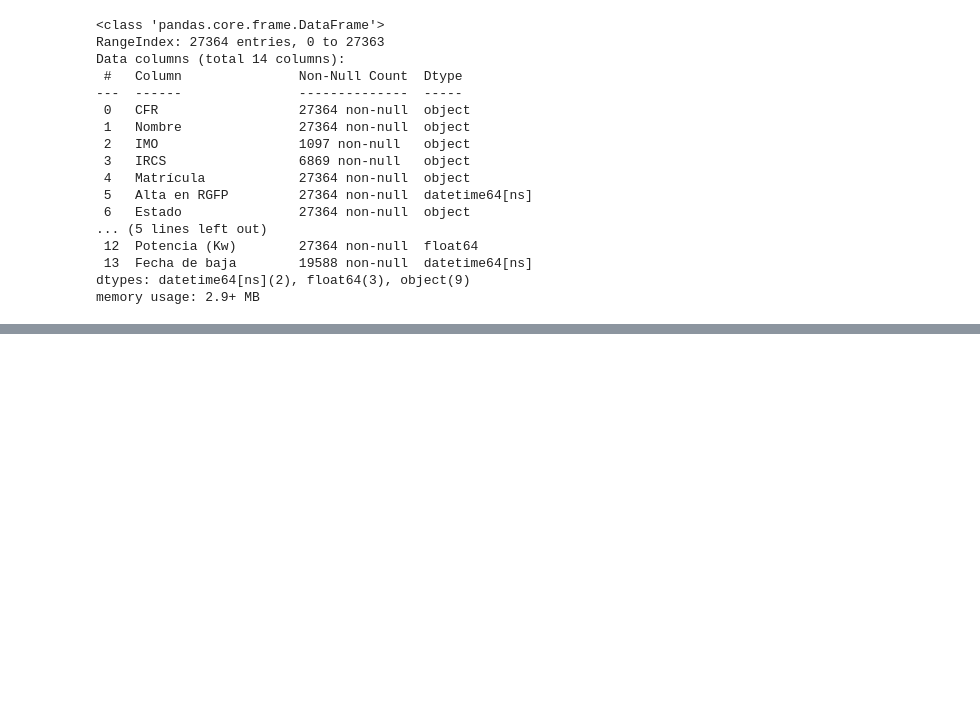
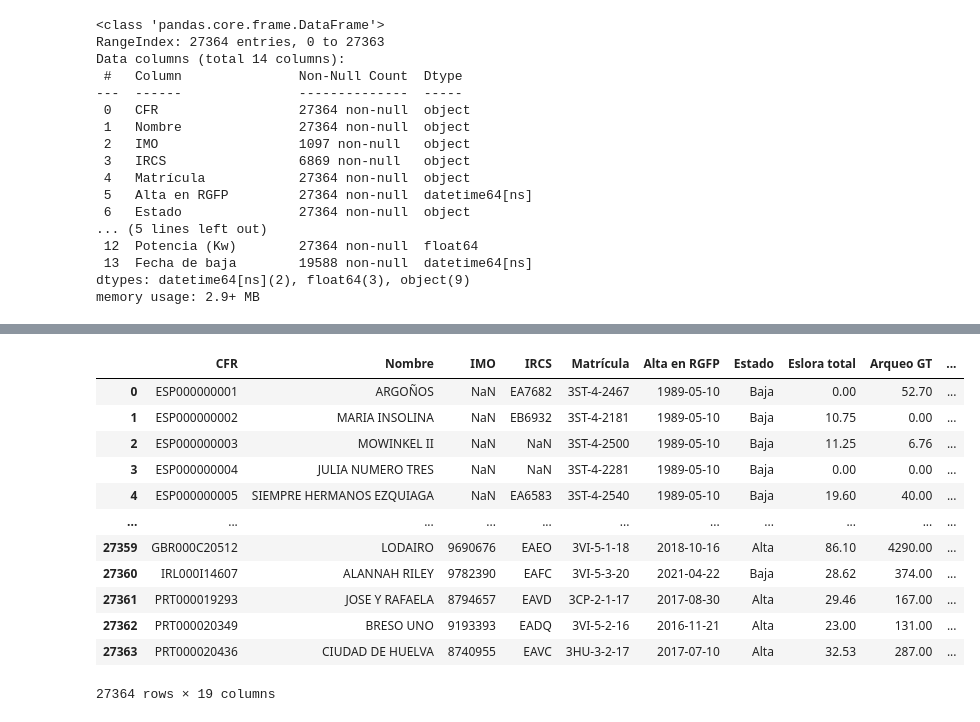
Before and after one commit to LucasZV/tipologia_PR2, a Jupyter notebook: Limpieza datos.ipynb, the cells around one changed output, grey strips where cells are left out. Saved outputs shown, nothing was run; the diff lists cells and outputs as text; code cells hidden in the pictures; blank space fills up the shorter version.

Commit message:
limpieza_puertobase_censo

```diff
--- a/Limpieza datos.ipynb
+++ b/Limpieza datos.ipynb
@@ -128,0 +138,19 @@ memory usage: 2.9+ MB
+# %%
+provincias = [
+    'A Coruña', 'Álava', 'Albacete', 'Alicante', 'Almería', 'Asturias', 'Ávila', 'Badajoz',
+    'Barcelona', 'Burgos', 'Bizkaia', 'Cáceres', 'Cádiz', 'Cantabria', 'Castellón',
+    'Ciudad Real', 'Córdoba', 'Cuenca', 'Girona', 'Granada', 'Guadalajara',
+    'Gipuzkoa', 'Huelva', 'Huesca', 'Illes balears', 'Jaén', 'La Coruña',
+    'La Rioja', 'Las Palmas', 'León', 'Lérida', 'Lugo', 'Madrid', 'Málaga',
+    'Murcia', 'Navarra', 'Orense', 'Palencia', 'Pontevedra', 'Salamanca',
+    'Santa Cruz de Tenerife', 'Segovia', 'Sevilla', 'Soria', 'Tarragona',
+    'Teruel', 'Toledo', 'Valencia', 'Valladolid', 'Vizcaya', 'Zamora', 'Zaragoza',
+    'Ceuta', 'Melilla'
+]
+
+comunidades_autonomas = [
+    'Andalucía', 'Aragón', 'Asturias', 'Illes balears', 'Canarias', 'Cantabria',
+    'Castilla-La Mancha', 'Castilla y León', 'Cataluña', 'Comunitat Valenciana',
+    'Extremadura', 'Galicia', 'Madrid', 'Murcia', 'Navarra', 'La Rioja',
+    'País Vasco', 'Ceuta', 'Melilla'
+]
@@ -129,3 +197,42 @@ memory usage: 2.9+ MB
+# %%
+data[['Código Postal', 'Puerto', 'Provincia', 'Comunidad Autónoma']] = data['Puerto base'].apply(extraer_info)
+# %%
+def clasificar_arte(censo):
+    if pd.isna(censo) or censo.strip() == '-':
+        return 'Desconocido'
+    censo = censo.upper()
+    if 'ARRASTRE' in censo or 'ARRASTREROS' in censo or 'BACALADEROS' in censo:
+        return 'Arrastre'
+    elif 'CERCO' in censo or 'CERQUEROS' in censo:
+        return 'Cerco'
+    elif 'PALANGRE' in censo:
+        return 'Palangre'
+    elif 'ARTES MENORES' in censo:
+        return 'Artes menores'
+    elif 'ARTES FIJAS' in censo or 'VOLANTA' in censo or 'RASCO' in censo:
+        return 'Artes fijas'
+    elif 'CAÑEROS' in censo:
+        return 'Cañeros'
+    else:
+        return 'Otros'
+# %%
+data['Tipo de Arte'] = data['Censo por modalidad'].apply(clasificar_arte)
+# %%
+data
+# %% [output]
+|  | CFR | Nombre | IMO | IRCS | Matrícula | Alta en RGFP | Estado | Eslora total | Arqueo GT | ... |
+| 0 | ESP000000001 | ARGOÑOS | NaN | EA7682 | 3ST-4-2467 | 1989-05-10 | Baja | 0.00 | 52.70 | ... |
+| 1 | ESP000000002 | MARIA INSOLINA | NaN | EB6932 | 3ST-4-2181 | 1989-05-10 | Baja | 10.75 | 0.00 | ... |
+| 2 | ESP000000003 | MOWINKEL II | NaN | NaN | 3ST-4-2500 | 1989-05-10 | Baja | 11.25 | 6.76 | ... |
+| 3 | ESP000000004 | JULIA NUMERO TRES | NaN | NaN | 3ST-4-2281 | 1989-05-10 | Baja | 0.00 | 0.00 | ... |
+| 4 | ESP000000005 | SIEMPRE HERMANOS EZQUIAGA | NaN | EA6583 | 3ST-4-2540 | 1989-05-10 | Baja | 19.60 | 40.00 | ... |
+| ... | ... | ... | ... | ... | ... | ... | ... | ... | ... | ... |
+| 27359 | GBR000C20512 | LODAIRO | 9690676 | EAEO | 3VI-5-1-18 | 2018-10-16 | Alta | 86.10 | 4290.00 | ... |
+| 27360 | IRL000I14607 | ALANNAH RILEY | 9782390 | EAFC | 3VI-5-3-20 | 2021-04-22 | Baja | 28.62 | 374.00 | ... |
+| 27361 | PRT000019293 | JOSE Y RAFAELA | 8794657 | EAVD | 3CP-2-1-17 | 2017-08-30 | Alta | 29.46 | 167.00 | ... |
+| 27362 | PRT000020349 | BRESO UNO | 9193393 | EADQ | 3VI-5-2-16 | 2016-11-21 | Alta | 23.00 | 131.00 | ... |
+| 27363 | PRT000020436 | CIUDAD DE HUELVA | 8740955 | EAVC | 3HU-3-2-17 | 2017-07-10 | Alta | 32.53 | 287.00 | ... |
+27364 rows × 19 columns
 # %%
 # Guardar el dataframe resultante
 data.to_csv("./data/data_clean.csv", index= False)
```
Also changed, not shown: parts of 3 cells of this notebook, 1 other file.
